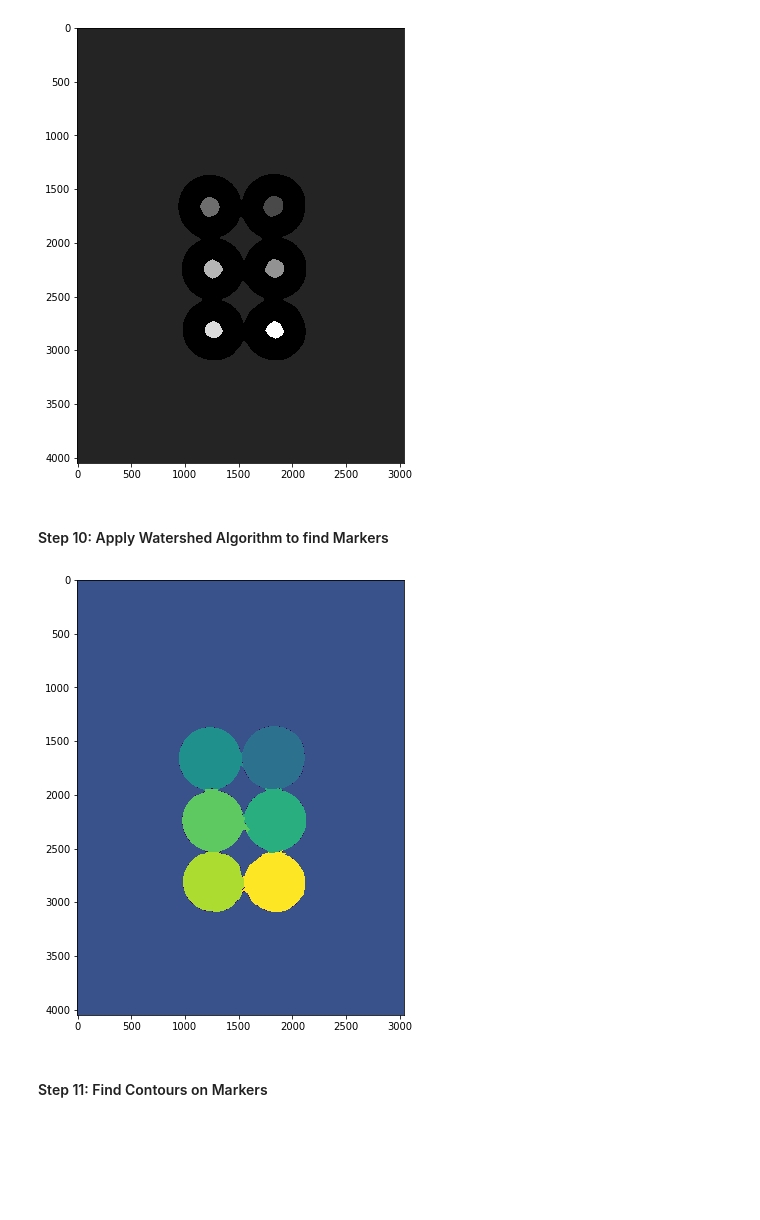
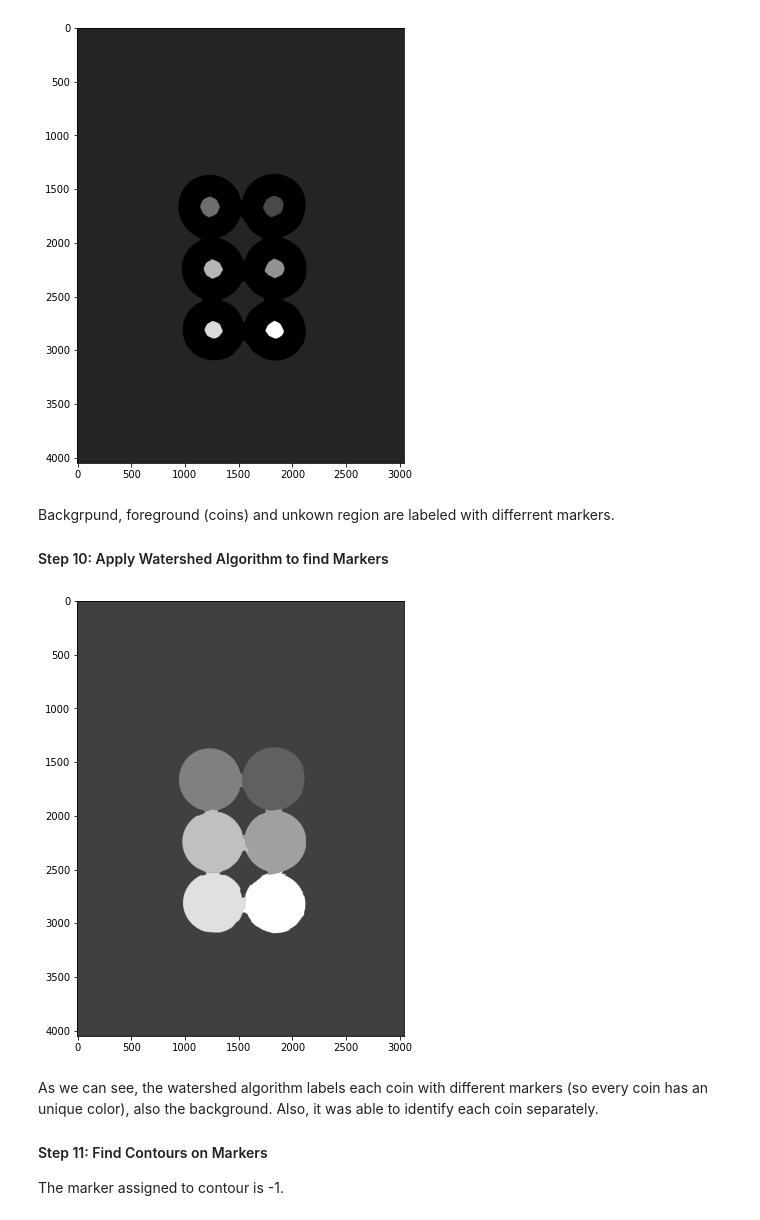
Before and after one commit to PhysTony/C8Vj4_PCV_OCV_DL, a Jupyter notebook: 04-Object-Detection/06-Watershed-Algorithm.ipynb, the cells around one changed output. Cells and saved outputs as stored; diff of their text form; code cells hidden in the pictures; blank space fills up the shorter version.

```diff
--- a/04-Object-Detection/06-Watershed-Algorithm.ipynb
+++ b/04-Object-Detection/06-Watershed-Algorithm.ipynb
@@ -209,13 +383,19 @@ display(markers,cmap='gray')
 # %% [output]
 [figure]
 # %% [markdown]
+Backgrpund, foreground (coins) and unkown region are labeled with differrent markers.
+
 #### Step 10: Apply Watershed Algorithm to find Markers
 # %%
 markers = cv2.watershed(img,markers)
 # %%
-display(markers)
+display(markers, cmap='gray')
 # %% [output]
-[figure, old version]
+[figure, new version]
-# %% [markdown]
-#### Step 11: Find Contours on Markers
+# %% [markdown]
+As we can see, the watershed algorithm labels each coin with different markers (so every coin has an unique color), also the background. Also, it was able to identify each coin separately.
+
+#### Step 11: Find Contours on Markers
+
+The marker assigned to contour is -1.
 # %%
```
Also changed, not shown: parts of 13 cells of this notebook, 24 other files.
